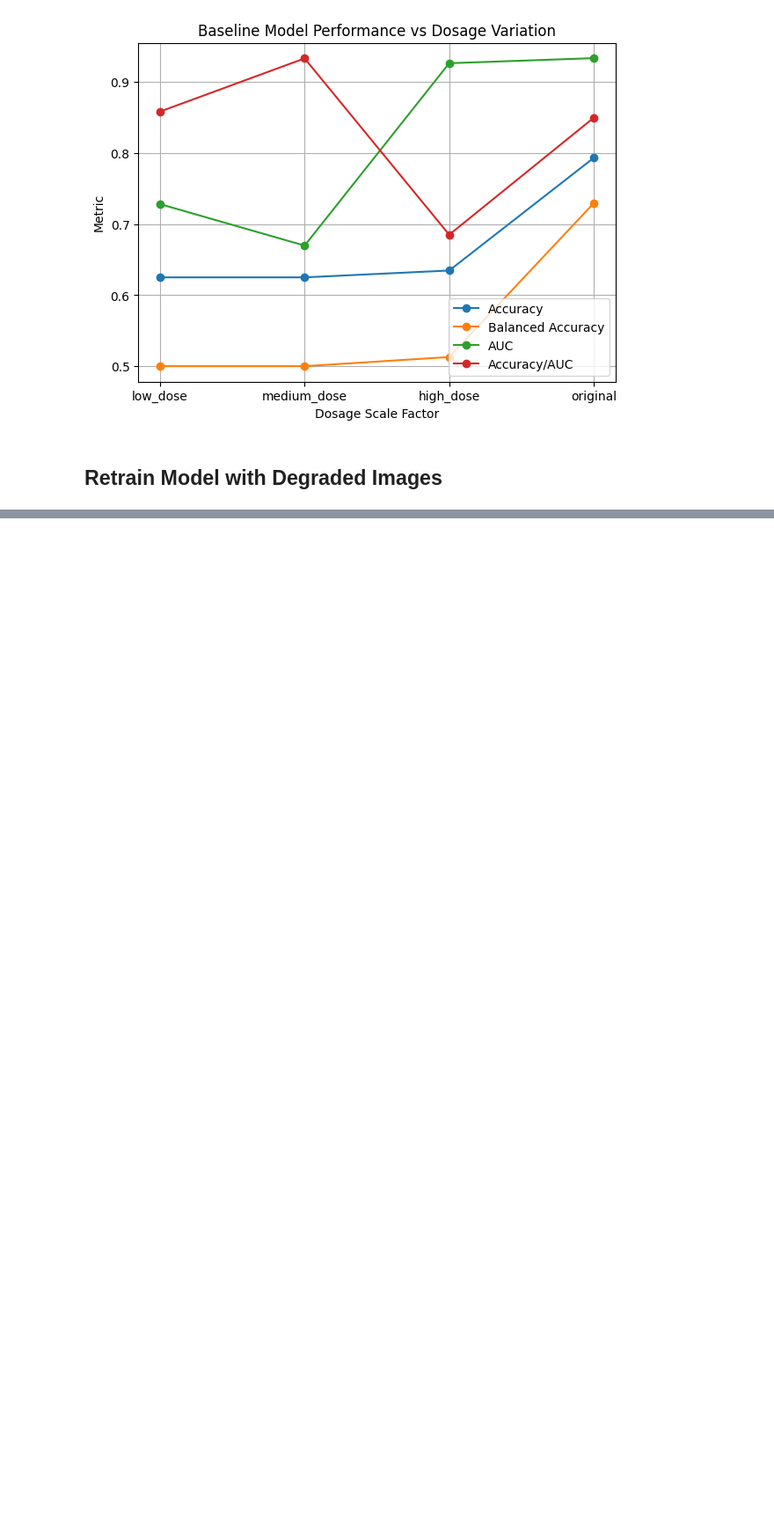
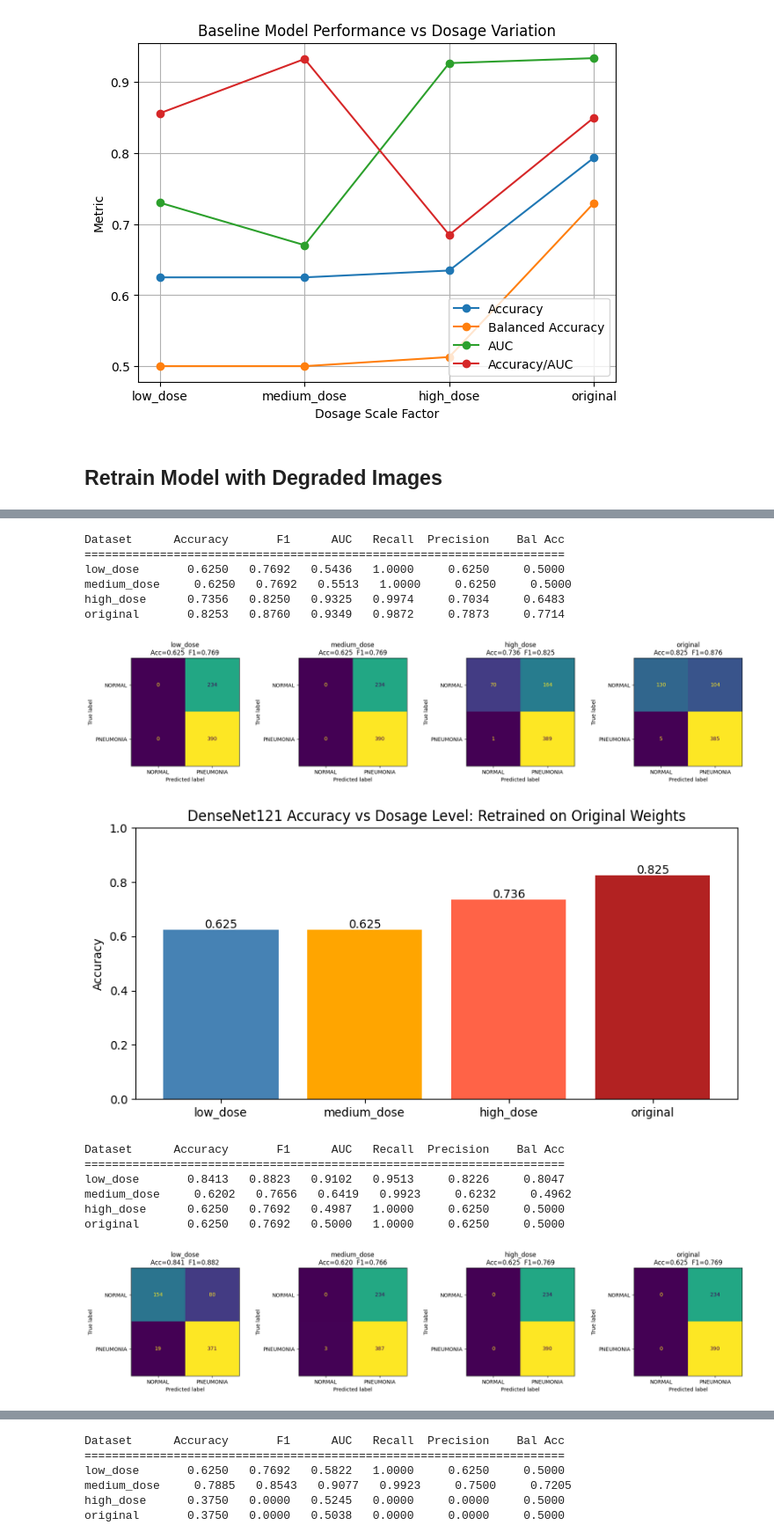
Before and after one commit to dhruvmenon76/Pneumonia-Detection-Under-Imaging-Constraints, a Jupyter notebook: notebooks/radiation_dose.ipynb, the cells around one changed output, grey strips where cells are left out. Shown at 88% size. Saved outputs shown, nothing was run; the diff lists cells and outputs as text; code cells hidden in the pictures; blank space fills up the shorter version.

```diff
--- a/notebooks/radiation_dose.ipynb
+++ b/notebooks/radiation_dose.ipynb
@@ -756,0 +791,21 @@ results_df
+# %%
+display_results(all_eval_results["original"], "Retrained on Original Weights")
+display_results(all_eval_results["low_dose"], "Retrained on Low Dose Images")
+display_results(all_eval_results["medium_dose"], "Retrained on Medium Dose Images")
+display_results(all_eval_results["high_dose"], "Retrained on High Dose Images")
+# %% [output]
+Dataset      Accuracy       F1      AUC   Recall  Precision    Bal Acc
+======================================================================
+low_dose       0.6250   0.7692   0.5436   1.0000     0.6250     0.5000
+medium_dose     0.6250   0.7692   0.5513   1.0000     0.6250     0.5000
+high_dose      0.7356   0.8250   0.9325   0.9974     0.7034     0.6483
+original       0.8253   0.8760   0.9349   0.9872     0.7873     0.7714
+[figure, added]
+[figure, added]
+Dataset      Accuracy       F1      AUC   Recall  Precision    Bal Acc
+======================================================================
+low_dose       0.8413   0.8823   0.9102   0.9513     0.8226     0.8047
+medium_dose     0.6202   0.7656   0.6419   0.9923     0.6232     0.4962
+high_dose      0.6250   0.7692   0.4987   1.0000     0.6250     0.5000
+original       0.6250   0.7692   0.5000   1.0000     0.6250     0.5000
+[figure, added]
@@ -756,0 +813,6 @@ results_df
+Dataset      Accuracy       F1      AUC   Recall  Precision    Bal Acc
+======================================================================
+low_dose       0.6250   0.7692   0.5822   1.0000     0.6250     0.5000
+medium_dose     0.7885   0.8543   0.9077   0.9923     0.7500     0.7205
+high_dose      0.3750   0.0000   0.5245   0.0000     0.0000     0.5000
+original       0.3750   0.0000   0.5038   0.0000     0.0000     0.5000
```
Also changed, not shown: parts of 14 cells of this notebook.
